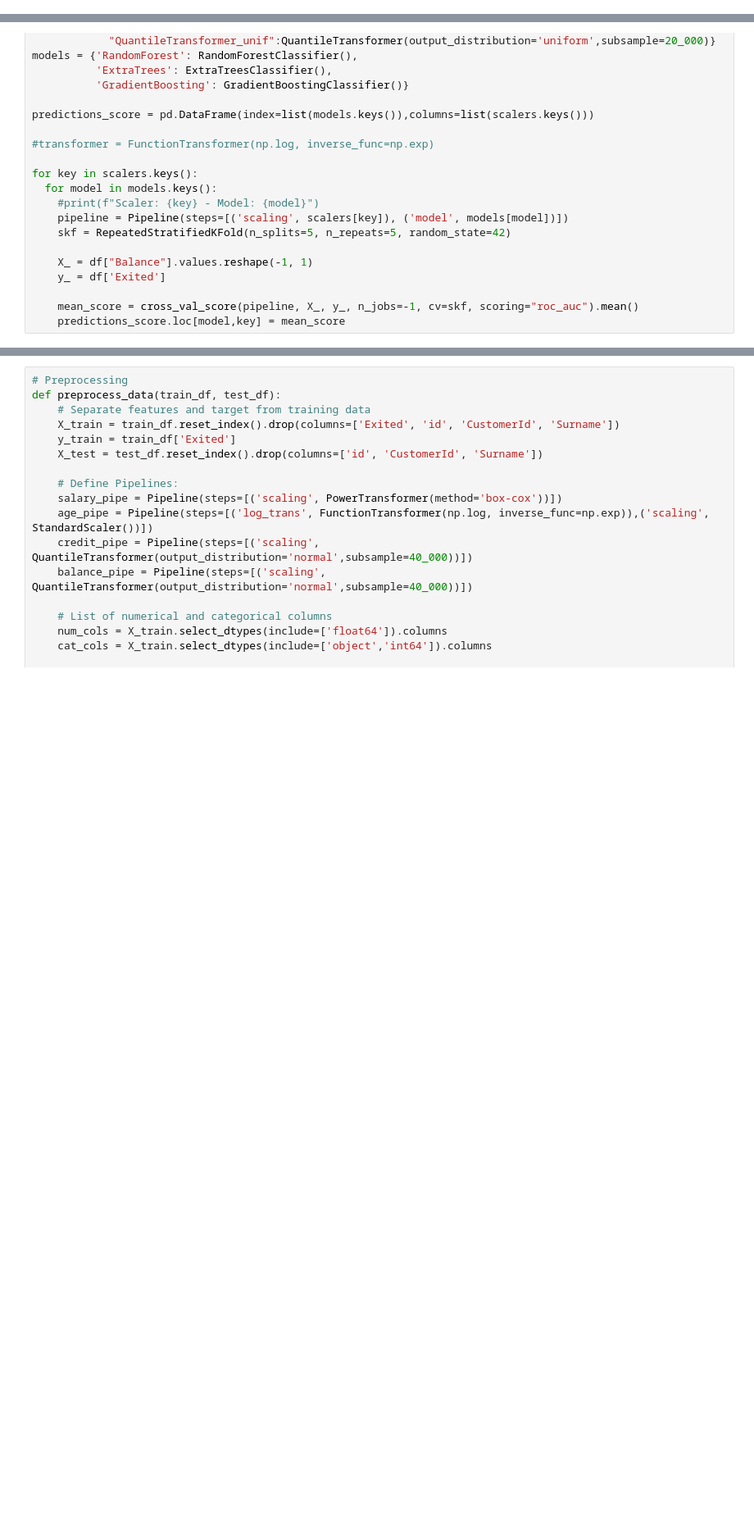
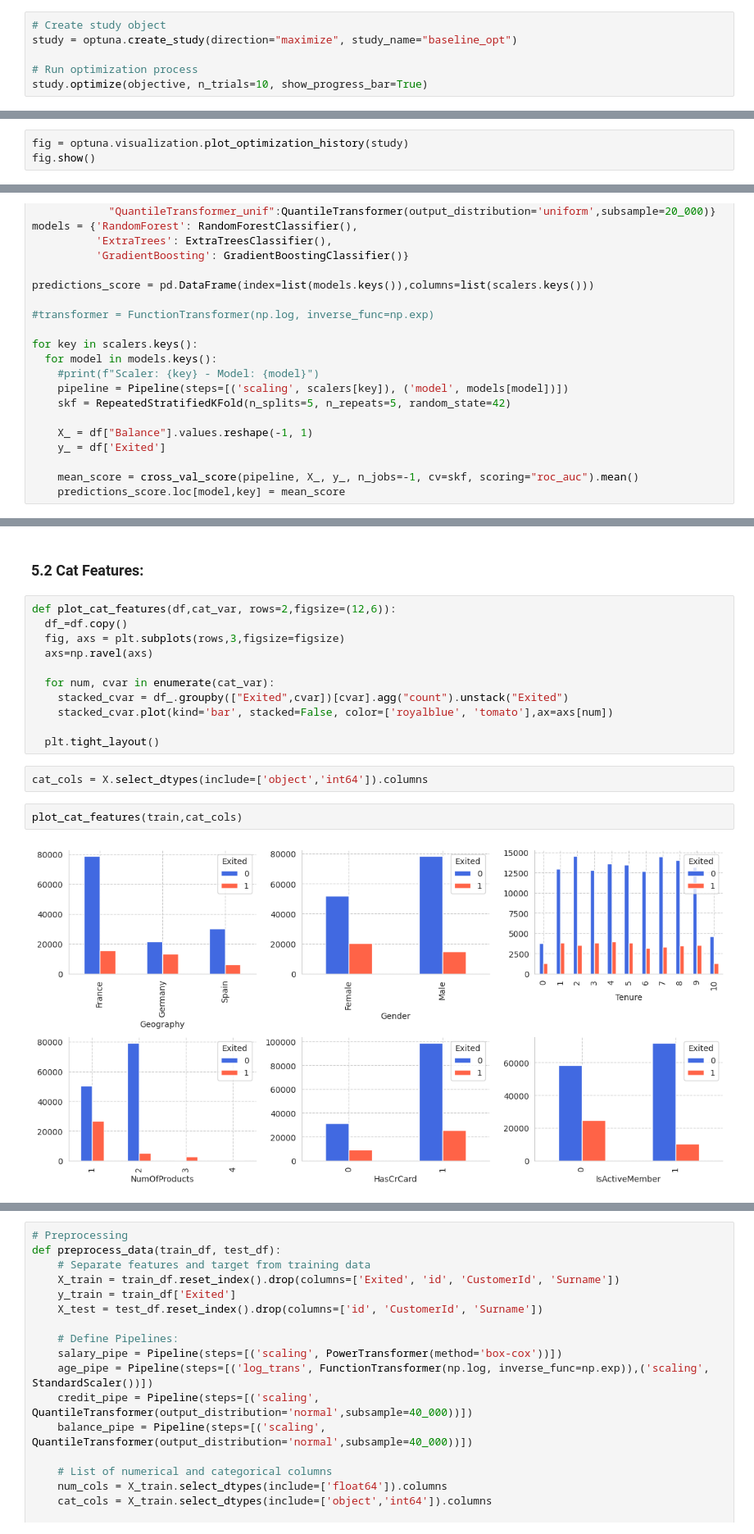
Before and after one commit to fabriziobasso/kaggle, a Jupyter notebook: S4E1_EDA.ipynb, the cells around one changed output, grey strips where cells are left out. Shown at 82% size. Cells and saved outputs as stored; diff of their text form; blank space fills up the shorter version.

```diff
--- a/S4E1_EDA.ipynb
+++ b/S4E1_EDA.ipynb
@@ -866,0 +898,6 @@ Baseline Results:
+# %%
+# Create study object
+study = optuna.create_study(direction="maximize", study_name="baseline_opt")
+
+# Run optimization process
+study.optimize(objective, n_trials=10, show_progress_bar=True)
@@ -866,0 +923,3 @@ Baseline Results:
+# %%
+fig = optuna.visualization.plot_optimization_history(study)
+fig.show()
@@ -1270 +1333,20 @@ diagnostic_plots(df_, "Balance");
 <Figure size 640x480 with 0 Axes>
+# %% [markdown]
+### 5.2 Cat Features:
+# %%
+def plot_cat_features(df,cat_var, rows=2,figsize=(12,6)):
+  df_=df.copy()
+  fig, axs = plt.subplots(rows,3,figsize=figsize)
+  axs=np.ravel(axs)
+
+  for num, cvar in enumerate(cat_var):
+    stacked_cvar = df_.groupby(["Exited",cvar])[cvar].agg("count").unstack("Exited")
+    stacked_cvar.plot(kind='bar', stacked=False, color=['royalblue', 'tomato'],ax=axs[num])
+
+  plt.tight_layout()
+# %%
+cat_cols = X.select_dtypes(include=['object','int64']).columns
+# %%
+plot_cat_features(train,cat_cols)
+# %% [output]
+[figure, added]
```
Also changed, not shown: parts of 36 cells of this notebook.
